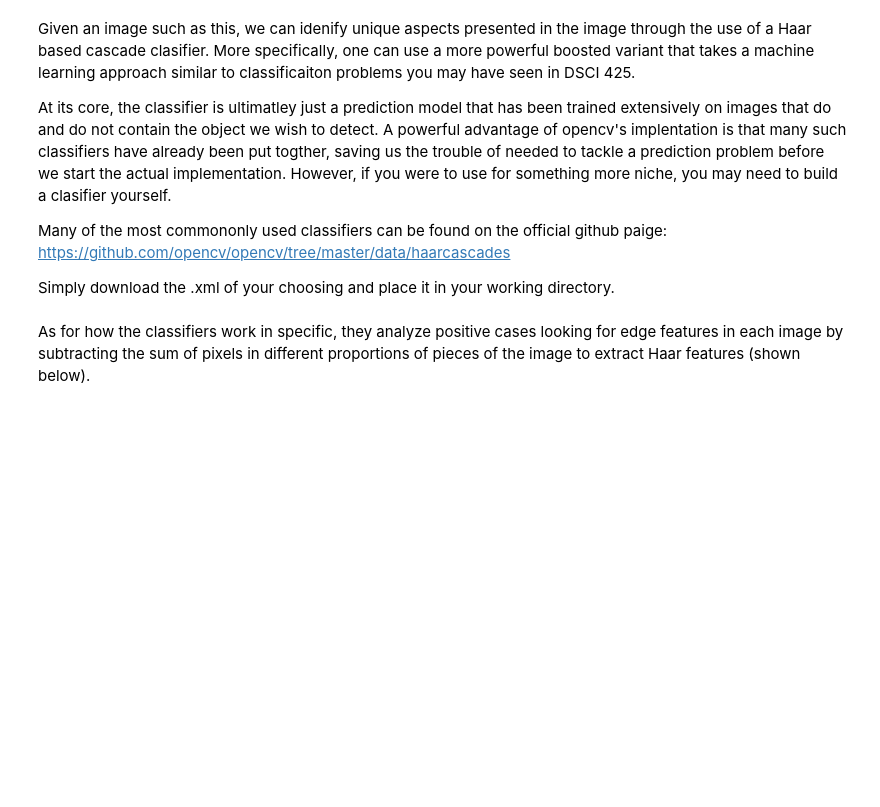
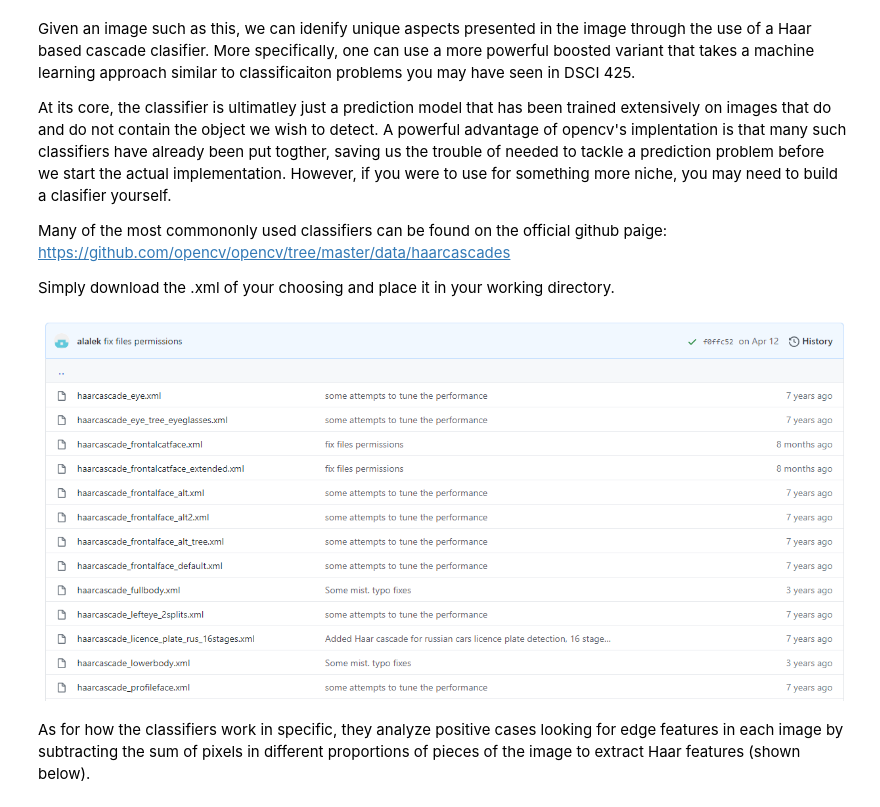
Before and after one commit to Samuel-Andrews/module_8_lectures, a Jupyter notebook: Lesson_Draft.ipynb, the cells around one changed output. Saved outputs shown, nothing was run; the diff lists cells and outputs as text; code cells hidden in the pictures; blank space fills up the shorter version.

```diff
--- a/Lesson_Draft.ipynb
+++ b/Lesson_Draft.ipynb
@@ -20,2 +27,6 @@ Simply download the .xml of your choosing and place it in your working directory
+# %%
+Image("haarcascadeclassifiers.PNG")
+# %% [output]
+[figure, added]
 # %% [markdown]
 As for how the classifiers work in specific, they analyze positive cases looking for edge features in each image by subtracting the sum of pixels in different proportions of pieces of the image to extract Haar features (shown below).
```
Also changed, not shown: parts of 50 cells of this notebook, 14 other files.
